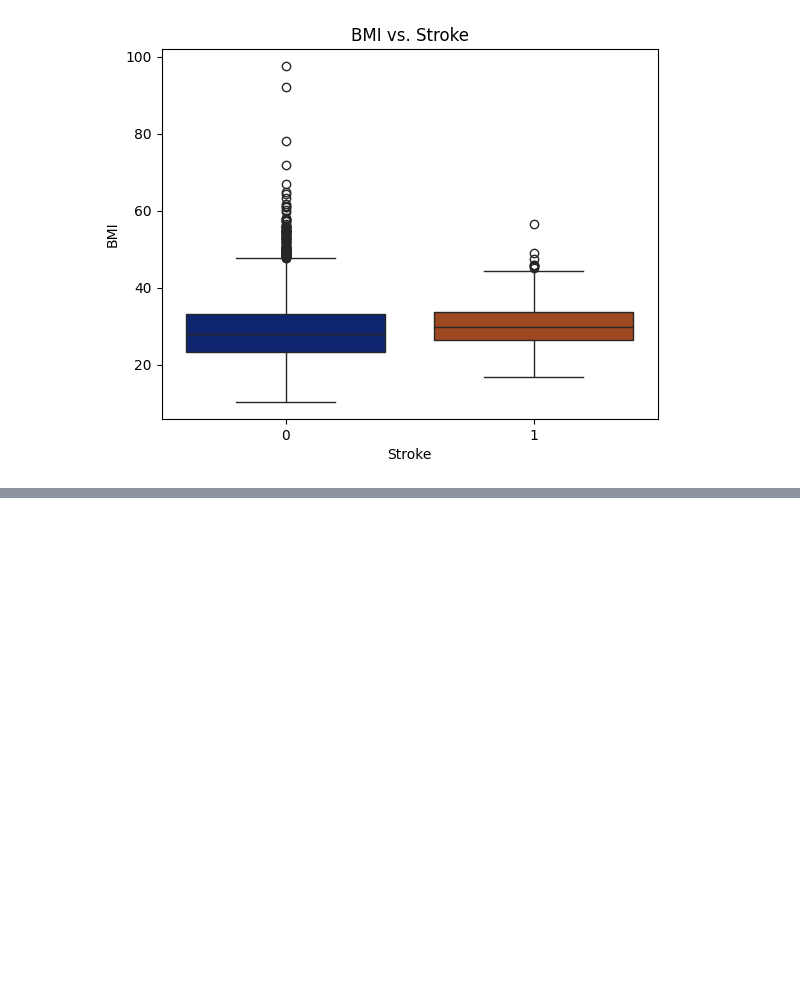
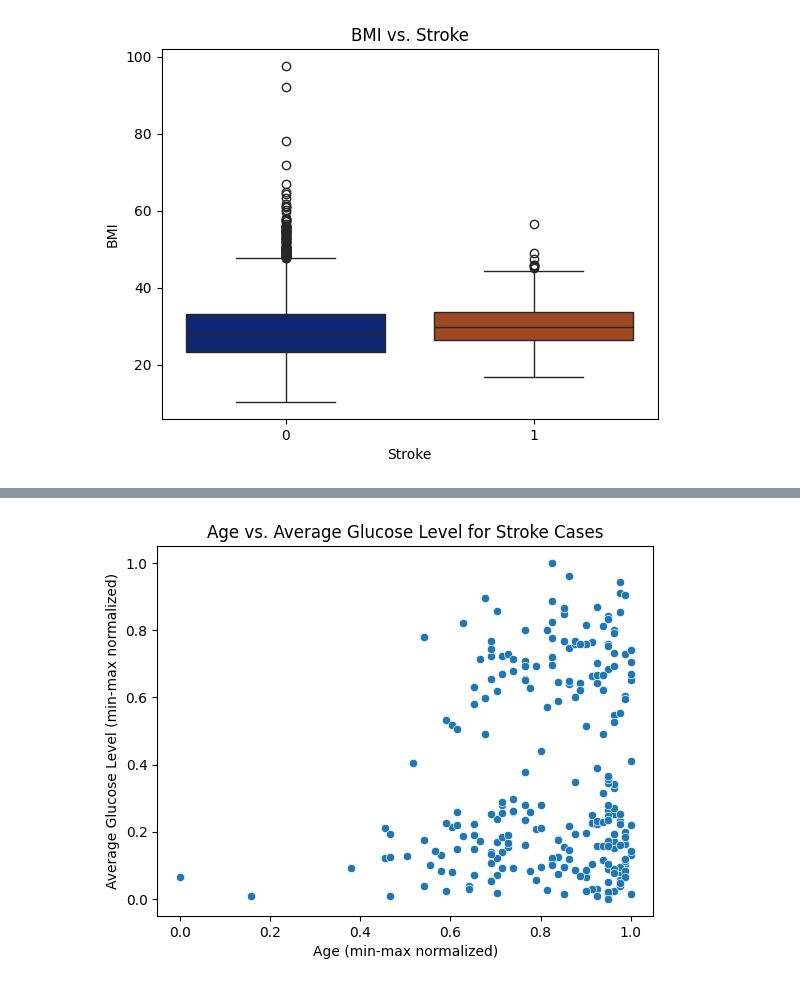
Before and after one commit to nick01as/AI-ML-starter-kit, a Jupyter notebook: eda.ipynb, the cells around one changed output, grey strips where cells are left out. Saved outputs shown, nothing was run; the diff lists cells and outputs as text; code cells hidden in the pictures; blank space fills up the shorter version.

```diff
--- a/eda.ipynb
+++ b/eda.ipynb
@@ -108,0 +131,11 @@ Passing `palette` without assigning `hue` is deprecated and will be removed in v
+# %%
+age_minmax = (stroke_data['age'] - stroke_data['age'].min()) / (stroke_data['age'].max() - stroke_data['age'].min())
+glucose_minmax = (stroke_data['avg_glucose_level'] - stroke_data['avg_glucose_level'].min()) / (stroke_data['avg_glucose_level'].max() - stroke_data['avg_glucose_level'].min())
+sns.scatterplot(x=age_minmax, y=glucose_minmax, palette = 'dark')
+
+plt.title('Age vs. Average Glucose Level for Stroke Cases')
+plt.xlabel('Age (min-max normalized)')
+plt.ylabel('Average Glucose Level (min-max normalized)')
+plt.show()
+# %% [output]
+[figure, added]
```
Also changed, not shown: parts of 6 cells of this notebook.
